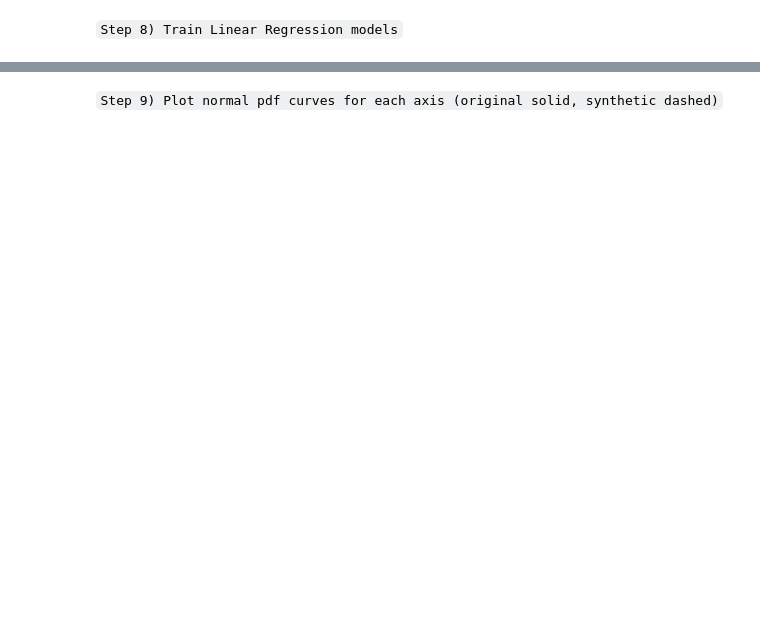
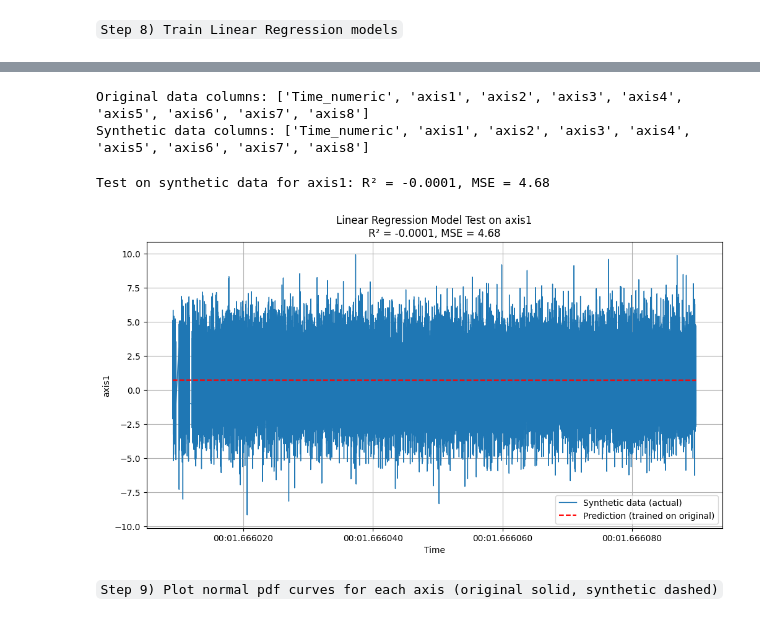
Before and after one commit to Lesley-w19/PracticalLab1, a Jupyter notebook: PracticalLab1.ipynb, the cells around one changed output, grey strips where cells are left out. Saved outputs shown, nothing was run; the diff lists cells and outputs as text; code cells hidden in the pictures; blank space fills up the shorter version.

```diff
--- a/PracticalLab1.ipynb
+++ b/PracticalLab1.ipynb
@@ -462,11 +493,6 @@ from scipy.stats import zscore, norm
 # %%
-# load original dataset
-orig_path = "./data/RMBR4-2_export_test.csv"
-assert os.path.exists(orig_path), f"File not found at {orig_path}"
-df = pd.read_csv(orig_path)
-
 # Clean column names a bit
-df.columns = [c.strip().replace("\n"," ").replace("\r"," ") for c in df.columns]
+original_df.columns = [c.strip().replace("\n"," ").replace("\r"," ") for c in original_df.columns]
 
 print("Dataset shape:", df.shape)
 print("Columns:", df.columns.tolist())
@@ -697,0 +758,6 @@ plt.show()
+# %%
+print("Original data columns:", data.columns.tolist())
+print("Synthetic data columns:", synthetic_df.columns.tolist())
+# %% [output]
+Original data columns: ['Time_numeric', 'axis1', 'axis2', 'axis3', 'axis4', 'axis5', 'axis6', 'axis7', 'axis8']
+Synthetic data columns: ['Time_numeric', 'axis1', 'axis2', 'axis3', 'axis4', 'axis5', 'axis6', 'axis7', 'axis8']
@@ -698,3 +788,41 @@ plt.show()
+# %%
+# Using the first axis for training/testing
+col = axis_cols[0]
+
+# Train model on original data
+X_train = time_numeric_orig
+y_train = data[col].values.reshape(-1, 1)
+model = LinearRegression().fit(X_train, y_train)
+
+# Predict on synthetic data
+X_test = time_numeric_synth
+y_test = synthetic_df[col].values.reshape(-1, 1)
+y_pred = model.predict(X_test)
+
+# Evaluate performance
+r2 = r2_score(y_test, y_pred)
+mse = mean_squared_error(y_test, y_pred)
+
+
+print(f"Test on synthetic data for {col}: R² = {r2:.4f}, MSE = {mse:.2f}")
+
+# Plot results
+plt.figure(figsize=(12, 6))
+plt.plot(synthetic_df[time_col], y_test, label="Synthetic data (actual)", linewidth=1)
+plt.plot(synthetic_df[time_col], y_pred, label="Prediction (trained on original)", linestyle="--", color="red")
+plt.title(f"Linear Regression Model Test on {col}\nR² = {r2:.4f}, MSE = {mse:.2f}")
+plt.xlabel("Time")
+plt.ylabel(col)
+plt.legend()
+plt.grid(True)
+
+# save to png image
+plt.savefig(f"./images/regression_plots_{col}.png", dpi=300)
+
+plt.show()
+# %% [output]
+Test on synthetic data for axis1: R² = -0.0001, MSE = 4.68
+[figure, added]
 # %% [markdown]
 `Step 9) Plot normal pdf curves for each axis (original solid, synthetic dashed)`
 # %%
```
Also changed, not shown: parts of 19 cells of this notebook, 10 other files.
